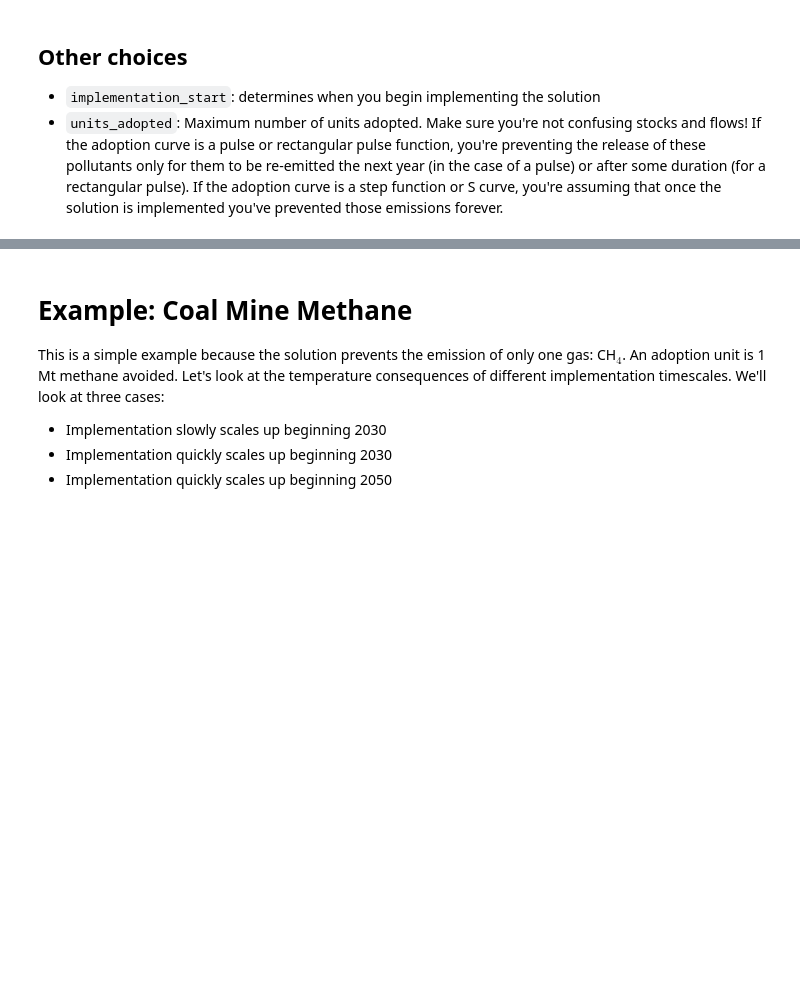
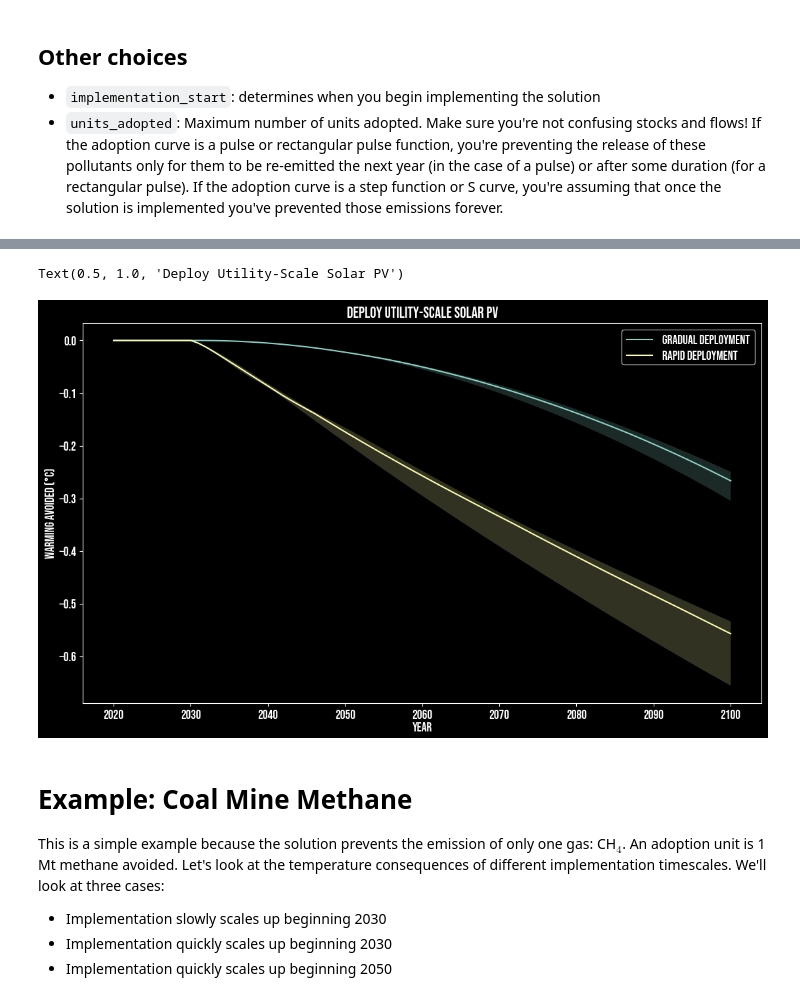
Before and after one commit to netzeroasap/DrawdownImpacts, a Jupyter notebook: notebooks/Examples.ipynb, the cells around one changed output, grey strips where cells are left out. Saved outputs shown, nothing was run; the diff lists cells and outputs as text; code cells hidden in the pictures; blank space fills up the shorter version.

```diff
--- a/notebooks/Examples.ipynb
+++ b/notebooks/Examples.ipynb
@@ -51,0 +88,15 @@ Make sure you're not confusing stocks and flows!  If the adoption curve is a pul
+# %%
+example_solution='Deploy Utility-Scale Solar PV'
+d_Scurve=explorer.get_input(solution,
+              adoption_curve=explorer.step_function, # step function because we're assuming it's immediately installed
+              units_adopted = explorer.achievable_adoption(example_solution,"high"),
+              implementation_start=2030,
+                           scenario_name="Rapid deployment")
+d_linear=explorer.get_input(solution,
+              adoption_curve=explorer.linear_ramp, # step function because we're assuming it's immediately installed
+              units_adopted = explorer.achievable_adoption(example_solution,"high"),
+              implementation_start=2030,
+                           scenario_name="Gradual deployment")
+compare_rates=explorer.drawdown_model("constant",
+                                      d_linear | d_Scurve,
+                                      lite=True)
@@ -52,3 +107,10 @@ Make sure you're not confusing stocks and flows!  If the adoption curve is a pul
+# %%
+plt.figure(figsize=default_figsize)
+explorer.plot_T_diff(compare_rates)
+plt.title(example_solution)
+# %% [output]
+Text(0.5, 1.0, 'Deploy Utility-Scale Solar PV')
+[figure, added]
 # %% [markdown]
 # Example: Coal Mine Methane
 This is a simple example because the solution prevents the emission of only one gas: CH$_4$. An adoption unit is 1 Mt methane avoided.  Let's look at the temperature consequences of different implementation timescales.  We'll look at three cases:
```
Also changed, not shown: parts of 55 cells of this notebook, 1 other file.
